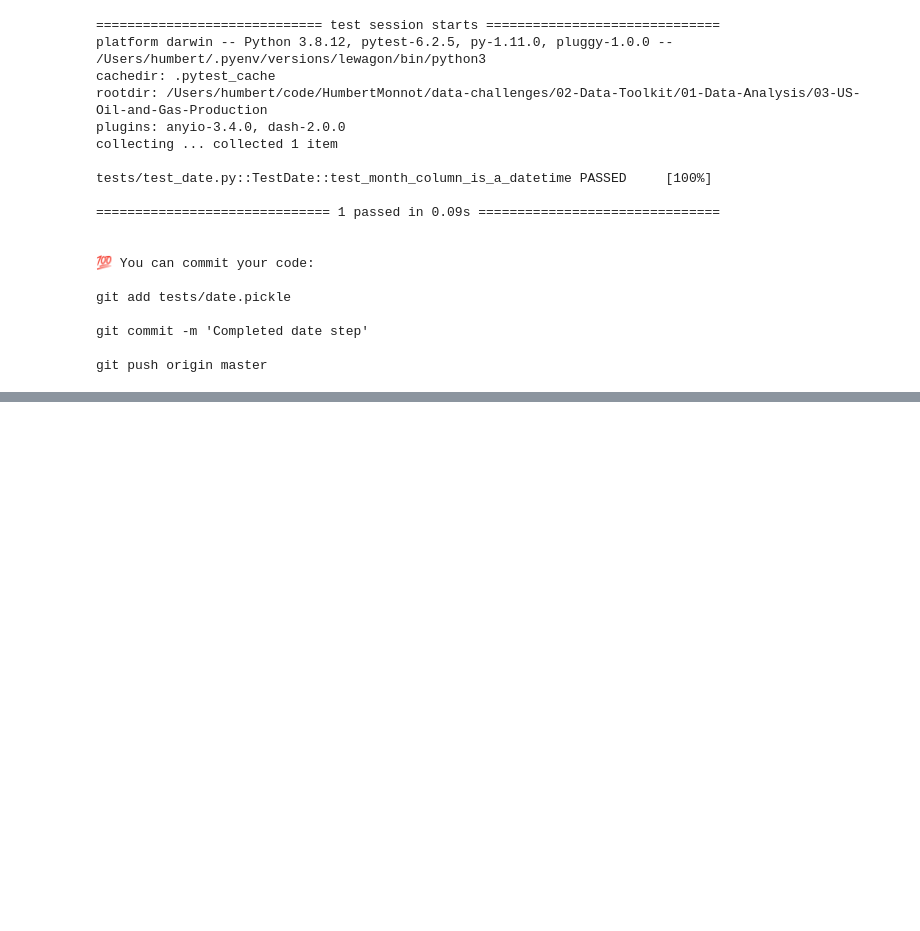
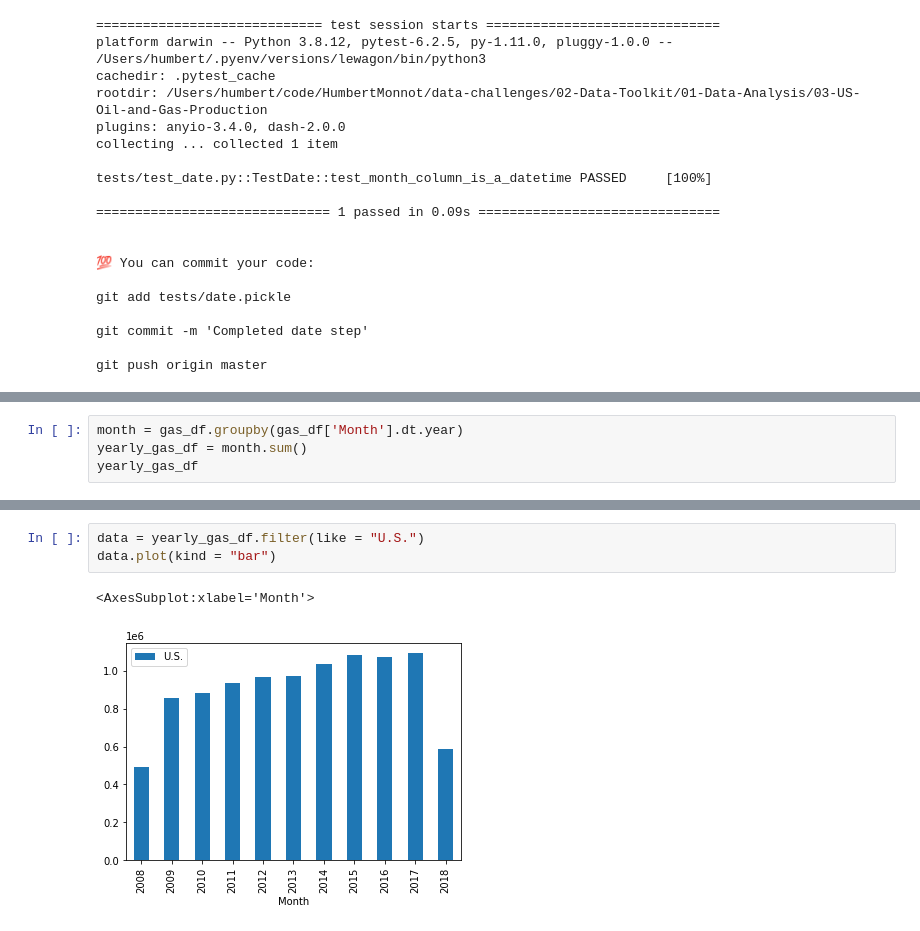
Before and after one commit to HumbertMonnot/data-challenges, a Jupyter notebook: 02-Data-Toolkit/01-Data-Analysis/03-US-Oil-and-Gas-Production/oil_and_gas.ipynb, the cells around one changed output, grey strips where cells are left out. Saved outputs shown, nothing was run; the diff lists cells and outputs as text; blank space fills up the shorter version.

```diff
--- a/02-Data-Toolkit/01-Data-Analysis/03-US-Oil-and-Gas-Production/oil_and_gas.ipynb
+++ b/02-Data-Toolkit/01-Data-Analysis/03-US-Oil-and-Gas-Production/oil_and_gas.ipynb
@@ -83,0 +94,4 @@ b
+# %%
+month = gas_df.groupby(gas_df['Month'].dt.year)
+yearly_gas_df = month.sum()
+yearly_gas_df
@@ -83,0 +147,6 @@ b
+# %%
+data = yearly_gas_df.filter(like = "U.S.")
+data.plot(kind = "bar")
+# %% [output]
+<AxesSubplot:xlabel='Month'>
+[figure, added]
```
Also changed, not shown: parts of 32 cells of this notebook.
